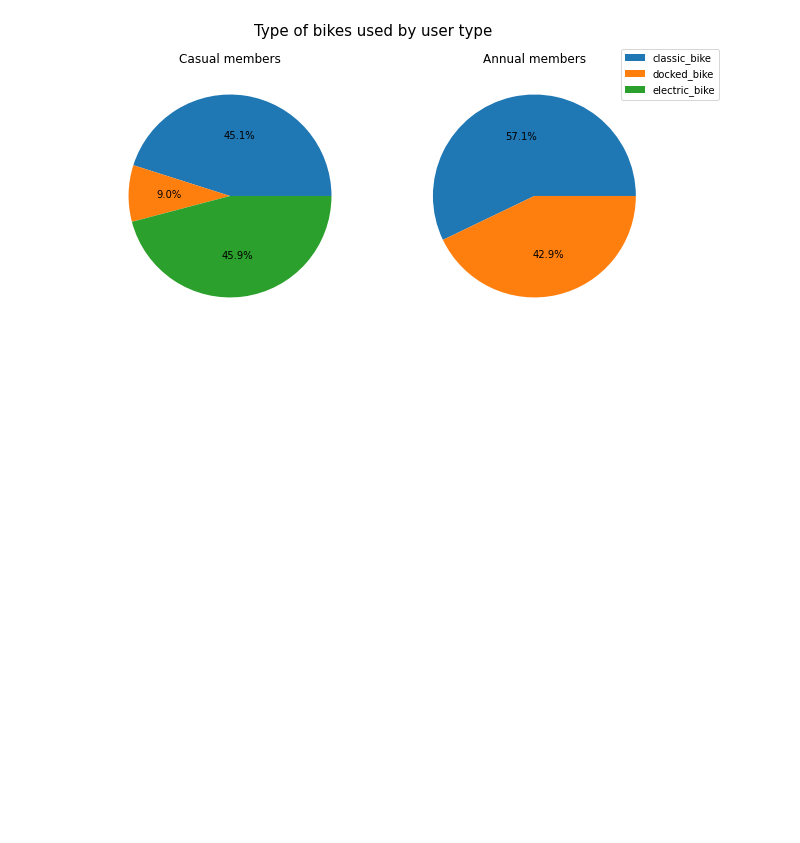
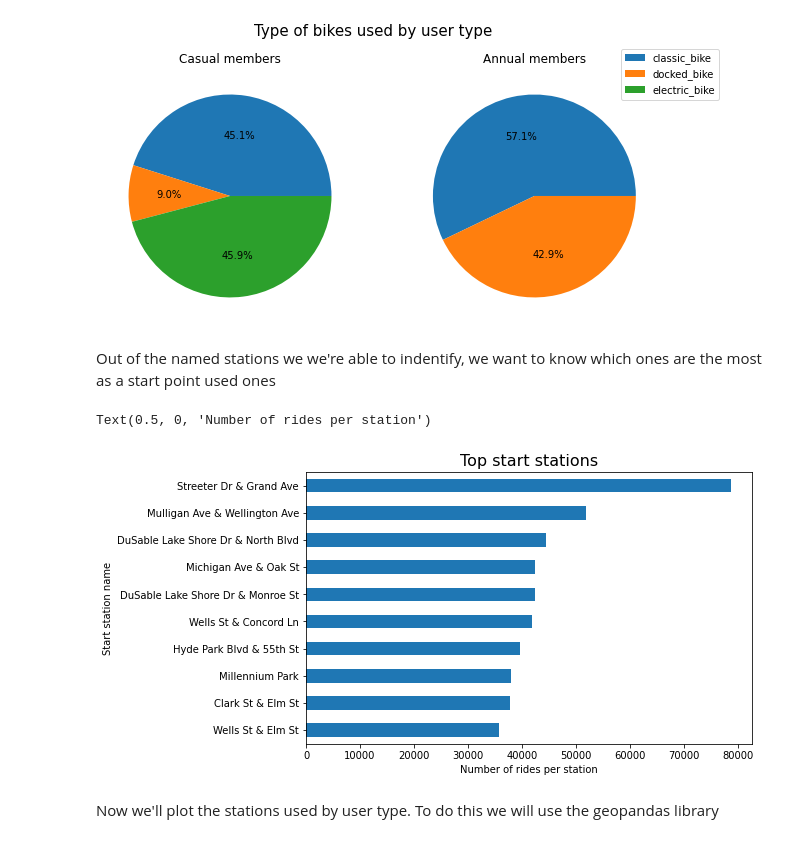
Before and after one commit to AlvaroValdelamar/Google-Data-Capstone-Project, a Jupyter notebook: src/main_script.ipynb, the cells around one changed output. Drawn from its saved outputs; the diff is of its cells as text; code cells hidden in the pictures; blank space fills up the shorter version.

```diff
--- a/src/main_script.ipynb
+++ b/src/main_script.ipynb
@@ -711,3 +748,20 @@ ax2 = trips_2021_2022.loc[trips_2021_2022['member_casual']=='member'].groupby(
 ax2.colors=['blue','orange']
 # %% [output]
 [figure]
+# %% [markdown]
+Out of the named stations we we're able to indentify, we want to know which ones are the most as a start point used ones
+# %%
+#Since there are 1379 starting stations for more
+#   than over 5 million rides, we will only check the top 10 most used stations
+ax = trips_2021_2022.groupby(['start_station_name'])['start_station_name'].size(
+                                                    ).sort_values(ascending=False)[:10]
+ax = ax.plot(kind='barh', figsize=(8,5))
+ax.invert_yaxis()
+ax.set_title('Top start stations', fontsize=16)
+ax.set_ylabel('Start station name')
+ax.set_xlabel('Number of rides per station')
+# %% [output]
+Text(0.5, 0, 'Number of rides per station')
+[figure, added]
+# %% [markdown]
+Now we'll plot the stations used by user type. To do this we will use the geopandas library
```
Also changed, not shown: parts of 2 cells of this notebook.
